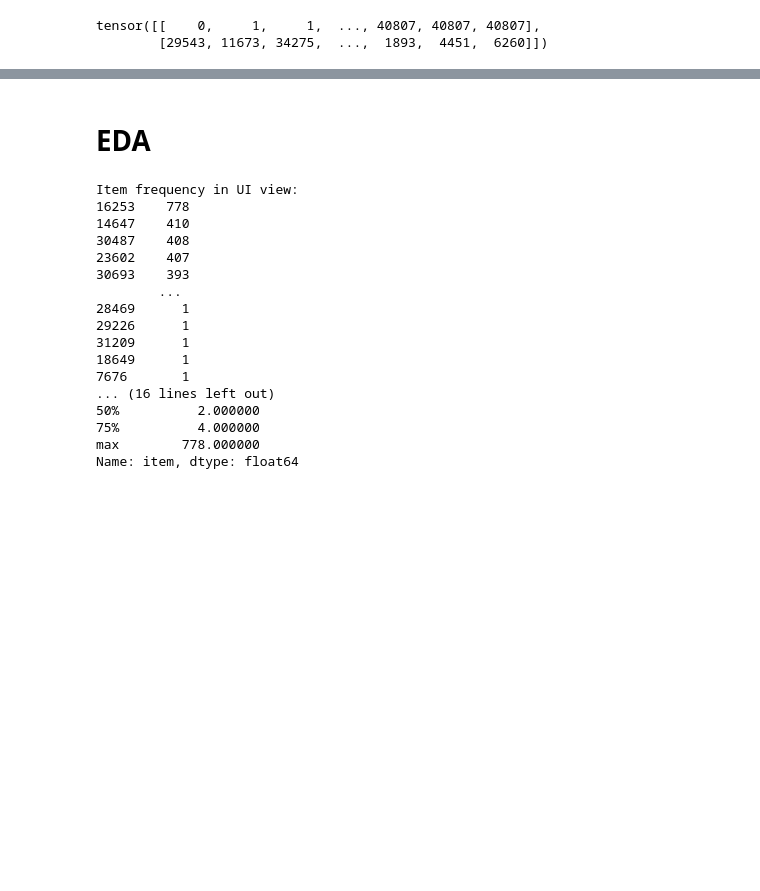
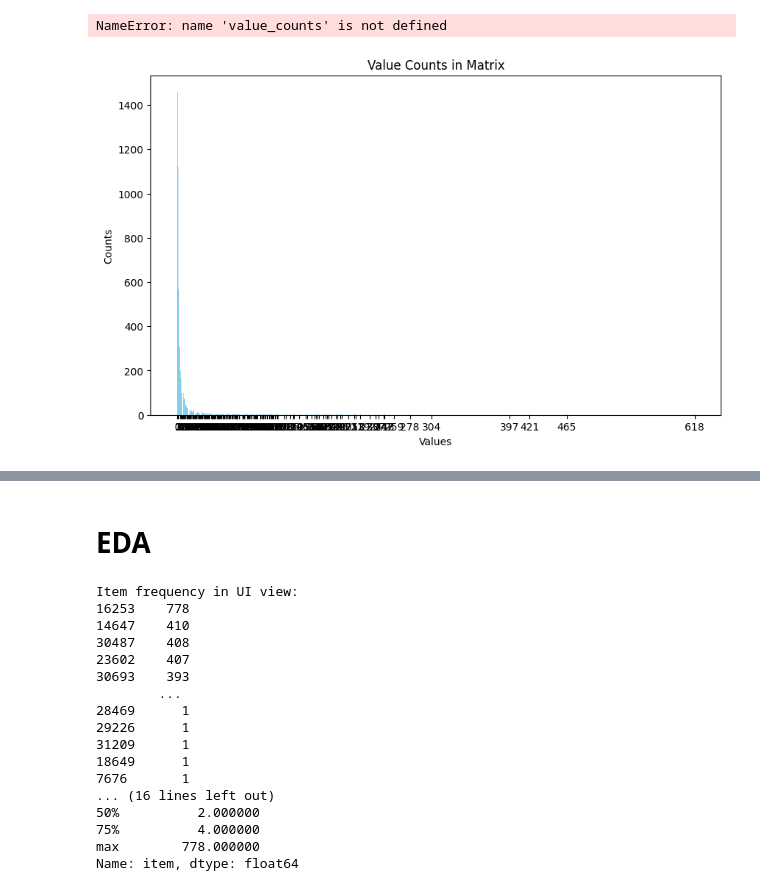
Before and after one commit to hieunt1410/Demo, a Jupyter notebook: visualize.ipynb, the cells around one changed output, grey strips where cells are left out. Cells and saved outputs as stored; diff of their text form; code cells hidden in the pictures; blank space fills up the shorter version.

```diff
--- a/visualize.ipynb
+++ b/visualize.ipynb
@@ -40,3 +58,34 @@ ui_graph = sp.coo_matrix((values, (indices[:, 0], indices[:, 1])), shape=(8039,
+# %%
+i_pop = ui_graph.sum(axis=0).reshape(-1, 1)
+u_pop = ub_train_graph.sum(axis=0).reshape(-1, 1)
+# %%
+from collections import Counter
+
+value_counts = Counter(np.array(u_pop).flatten())
+# %%
+value_counts = sorted(value_counts.items(), key=lambda x: x[0])
+value_counts
+# %% [output]
+NameError: name 'value_counts' is not defined
+# %%
+# Extract keys and values from the value counts
+values = list(value_counts.keys())
+counts = list(value_counts.values())
+
+# Create a bar plot
+plt.figure(figsize=(10, 6))
+plt.bar(values, counts, color='skyblue')
+
+# Add title and labels
+plt.title('Value Counts in Matrix')
+plt.xlabel('Values')
+plt.ylabel('Counts')
+
+# Display the plot
+plt.xticks(values)  # Ensure all values appear on x-axis
+plt.show()
+# %% [output]
+[figure, added]
 # %%
 def to_tensor(graph):
     """Convert to sparse tensor"""
@@ -70,5 +116,0 @@ graph = get_propagation_graph(ui_graph)
-# %%
-graph._indices()
-# %% [output]
-tensor([[    0,     1,     1,  ..., 40807, 40807, 40807],
-        [29543, 11673, 34275,  ...,  1893,  4451,  6260]])
```
Also changed, not shown: parts of 8 cells of this notebook, 3 other files.
